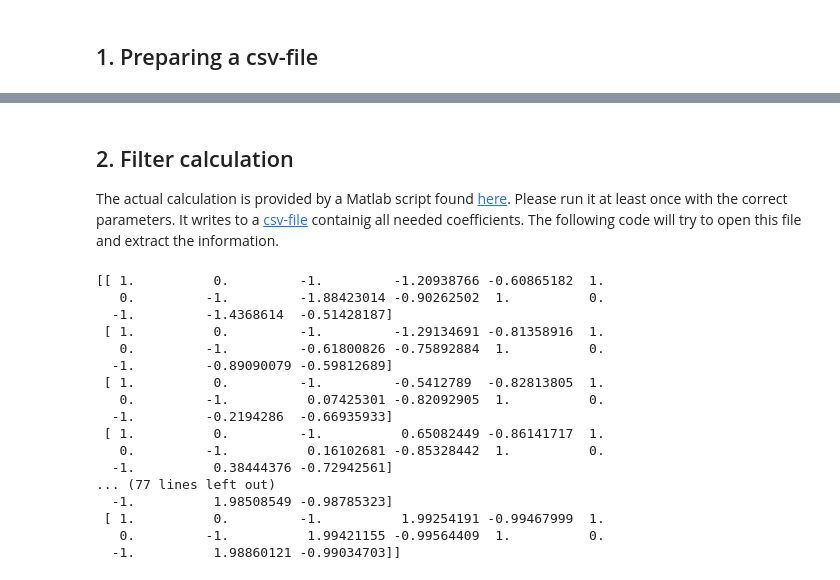
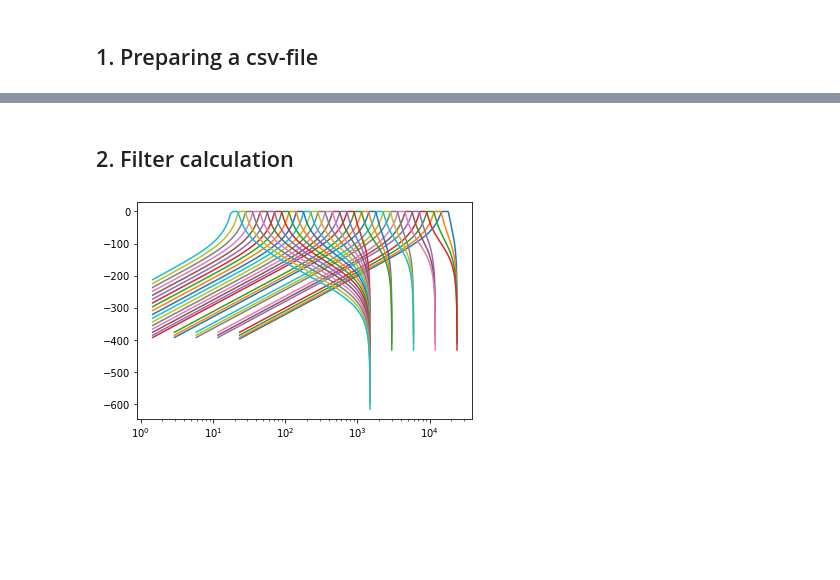
Before and after one commit to jake-is-ESD-protected/Project-CENES, a Jupyter notebook: Code/Jupyter/Feature extraction third octaves.ipynb, the cells around one changed output, grey strips where cells are left out. Saved outputs shown, nothing was run; the diff lists cells and outputs as text; code cells hidden in the pictures; blank space fills up the shorter version.

Commit message:
working third octave filters

```diff
--- a/Code/Jupyter/Feature extraction third octaves.ipynb
+++ b/Code/Jupyter/Feature extraction third octaves.ipynb
@@ -29,43 +27,35 @@ give your csv-file a name:  th_oct_feature
-# %% [markdown]
-## 2. Filter calculation
-
-The actual calculation is provided by a Matlab script found [here](src/oct_filt_generator_for_py.m). Please run it at least once with the correct parameters. It writes to a [csv-file](Datasets/Feature_extraction/th_oct_coeffs.csv) containig all needed coefficients. The following code will try to open this file and extract the information.
-# %%
-import librosa as lr
-import numpy as np
-
-sanity_check = input("Has the Matlab script been run at least once? (y/n): ")
-
-if sanity_check == "y":
-    csv_coeff_file = open("Datasets/Feature_extraction/th_oct_coeffs.csv", 'r')
-    coeff_arr = np.zeros((31,15))
-    with csv_coeff_file:
-        coeff_reader = csv.reader(csv_coeff_file)
-        next(coeff_reader, None) # jump over header
-        i = 0
-        for each_row in coeff_reader:
-            each_row = np.array(each_row, dtype=np.float32)
-            coeff_arr[i] = each_row
-            i = i+1
-        print(coeff_arr)
-
-else:
-    print("Aborting data extraction, please run script first!")
-# %% [output]
-[[ 1.          0.         -1.         -1.20938766 -0.60865182  1.
-   0.         -1.         -1.88423014 -0.90262502  1.          0.
-  -1.         -1.4368614  -0.51428187]
- [ 1.          0.         -1.         -1.29134691 -0.81358916  1.
-   0.         -1.         -0.61800826 -0.75892884  1.          0.
-  -1.         -0.89090079 -0.59812689]
- [ 1.          0.         -1.         -0.5412789  -0.82813805  1.
-   0.         -1.          0.07425301 -0.82092905  1.          0.
-  -1.         -0.2194286  -0.66935933]
- [ 1.          0.         -1.          0.65082449 -0.86141717  1.
-   0.         -1.          0.16102681 -0.85328442  1.          0.
-  -1.          0.38444376 -0.72942561]
-... (77 lines left out)
-  -1.          1.98508549 -0.98785323]
- [ 1.          0.         -1.          1.99254191 -0.99467999  1.
-   0.         -1.          1.99421155 -0.99564409  1.          0.
-  -1.          1.98860121 -0.99034703]]
+# %% [markdown]
+## 2. Filter calculation
+# %%
+# core params:
+
+fs = 48000
+fmin = 20
+fmax = 20000
+oct_bw_ratio = 1/3  # octave / amount of subdivisions
+
+n_coeffs_p_section = 6
+n_sections = 3
+
+# this is weird to calculate automatically and stays constant anyways
+dec_factor = [  1, 1, 1, 1,
+                2, 2, 2,
+                4, 4, 4,
+                8, 8, 8,
+                16, 16, 16, 16,
+                16, 16, 16, 16,
+                16, 16, 16, 16,
+                16, 16, 16, 16,
+                16, 16]
+
+std_csv_fp = "Datasets/Feature_extraction/th_oct_coeffs.csv"
+std_scaling_fp = "Datasets/Feature_extraction/scalings.csv"
+# %%
+import octafilt3r.filter as o3
+
+fcs, fls, fus, n_bands = o3.gen_fc_fl_fu(fmax, fmin, oct_bw_ratio)
+
+for i in range(n_bands):
+    o3.gen_bandpass(int(fs/dec_factor[i]), fls[i], fus[i], _order=6, _display=True)
+# %% [output]
+[figure, added]
```
Also changed, not shown: parts of 1 cell of this notebook, 9 other files.
